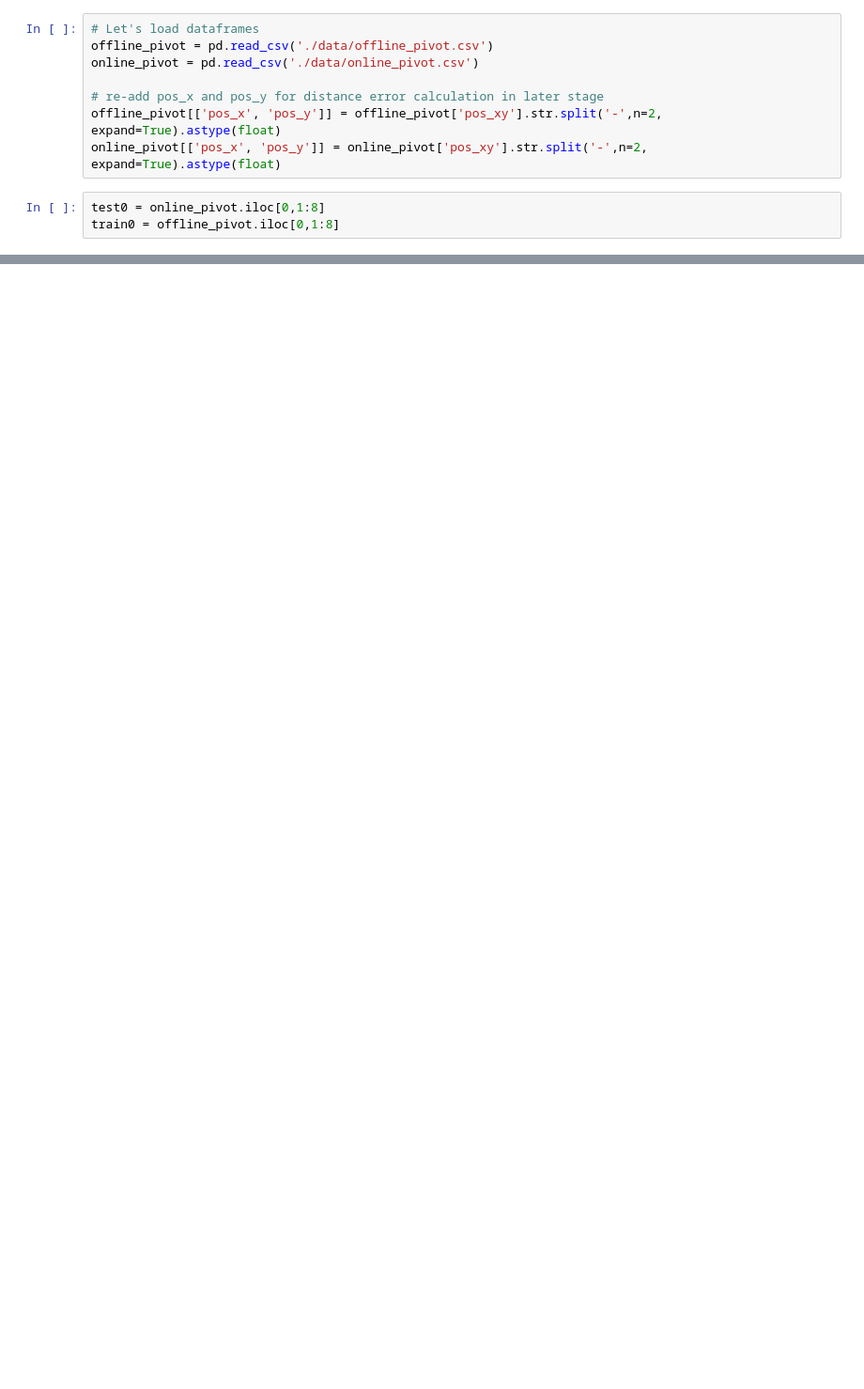
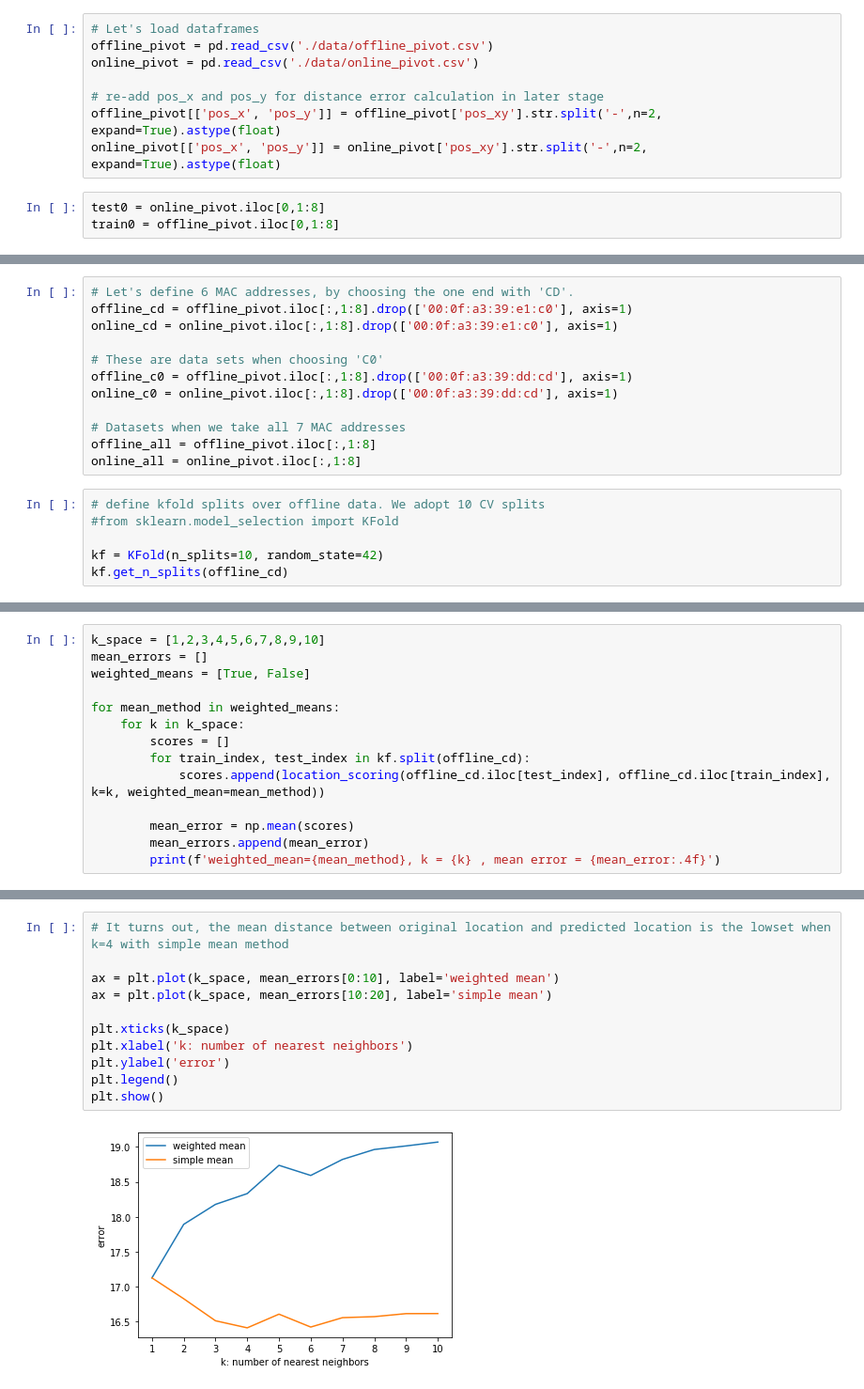
Before and after one commit to MustangDFW/DS7333, a Jupyter notebook: Case Study 1/2-Interim Notebooks/location-prediction-03-knn.ipynb, the cells around one changed output, grey strips where cells are left out. Shown: that part at 94% size. Drawn from its saved outputs; the diff is of its cells as text; blank space fills up the shorter version.

Commit message:
Adding CV selection and initial scoring
1. How we come to best-fit with Cross Validation.
2. Selecting best result - with CD group

```diff
--- a/Case Study 1/2-Interim Notebooks/location-prediction-03-knn.ipynb
+++ b/Case Study 1/2-Interim Notebooks/location-prediction-03-knn.ipynb
@@ -50,0 +90,18 @@ original location: 0.0-0.05
+# %%
+# Let's define 6 MAC addresses, by choosing the one end with 'CD'.
+offline_cd = offline_pivot.iloc[:,1:8].drop(['00:0f:a3:39:e1:c0'], axis=1)
+online_cd = online_pivot.iloc[:,1:8].drop(['00:0f:a3:39:e1:c0'], axis=1)
+
+# These are data sets when choosing 'C0'
+offline_c0 = offline_pivot.iloc[:,1:8].drop(['00:0f:a3:39:dd:cd'], axis=1)
+online_c0 = online_pivot.iloc[:,1:8].drop(['00:0f:a3:39:dd:cd'], axis=1)
+
+# Datasets when we take all 7 MAC addresses
+offline_all = offline_pivot.iloc[:,1:8]
+online_all = online_pivot.iloc[:,1:8]
+# %%
+# define kfold splits over offline data. We adopt 10 CV splits
+#from sklearn.model_selection import KFold
+
+kf = KFold(n_splits=10, random_state=42)
+kf.get_n_splits(offline_cd)
@@ -50,0 +110,14 @@ original location: 0.0-0.05
+# %%
+k_space = [1,2,3,4,5,6,7,8,9,10]
+mean_errors = []
+weighted_means = [True, False]
+
+for mean_method in weighted_means:
+    for k in k_space:
+        scores = []
+        for train_index, test_index in kf.split(offline_cd):
+            scores.append(location_scoring(offline_cd.iloc[test_index], offline_cd.iloc[train_index], k=k, weighted_mean=mean_method))
+
+        mean_error = np.mean(scores)
+        mean_errors.append(mean_error)
+        print(f'weighted_mean={mean_method}, k = {k} , mean error = {mean_error:.4f}')
@@ -50,0 +145,13 @@ original location: 0.0-0.05
+# %%
+# It turns out, the mean distance between original location and predicted location is the lowset when k=4 with simple mean method
+
+ax = plt.plot(k_space, mean_errors[0:10], label='weighted mean')
+ax = plt.plot(k_space, mean_errors[10:20], label='simple mean')
+
+plt.xticks(k_space)
+plt.xlabel('k: number of nearest neighbors')
+plt.ylabel('error')
+plt.legend()
+plt.show()
+# %% [output]
+[figure, added]
```
Also changed, not shown: parts of 14 cells of this notebook.
